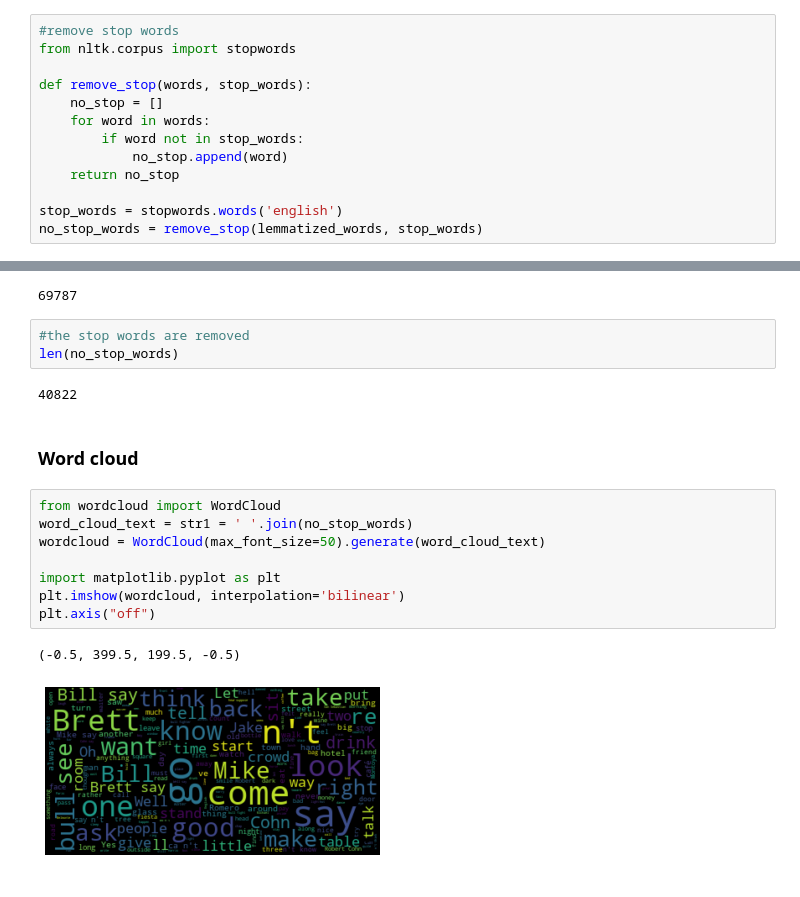
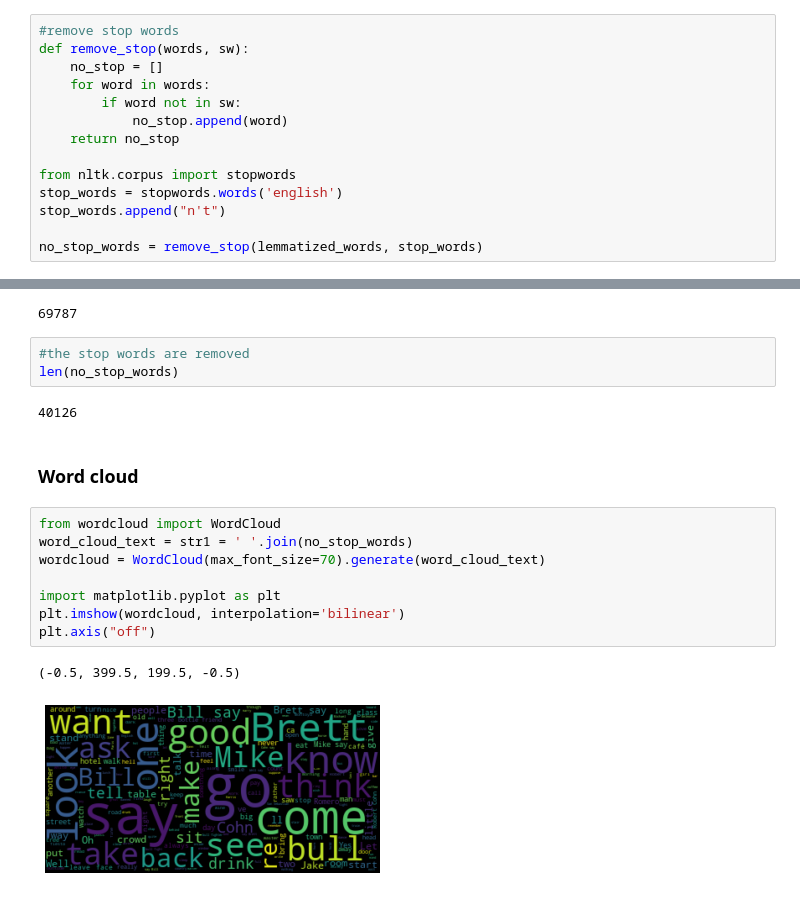
Before and after one commit to rw417/IDS-706-Data-Engineering, a Jupyter notebook: Project6_Text_EDA.ipynb, the cells around one changed output, grey strips where cells are left out. Saved outputs shown, nothing was run; the diff lists cells and outputs as text.

```diff
--- a/Project6_Text_EDA.ipynb
+++ b/Project6_Text_EDA.ipynb
@@ -85,16 +85,17 @@ nltk.download('punkt')
 Finished.
 # %%
 #remove stop words
-from nltk.corpus import stopwords
-
-def remove_stop(words, stop_words):
+def remove_stop(words, sw):
     no_stop = []
     for word in words:
-        if word not in stop_words:
+        if word not in sw:
             no_stop.append(word)
     return no_stop
 
+from nltk.corpus import stopwords
 stop_words = stopwords.words('english')
+stop_words.append("n't")
+
 no_stop_words = remove_stop(lemmatized_words, stop_words)
 # %%
 #without stop word removal
@@ -105,17 +106,17 @@ len(lemmatized_words)
 #the stop words are removed
 len(no_stop_words)
 # %% [output]
-40822
+40126
 # %% [markdown]
 ### Word cloud
 # %%
 from wordcloud import WordCloud
 word_cloud_text = str1 = ' '.join(no_stop_words)
-wordcloud = WordCloud(max_font_size=50).generate(word_cloud_text)
+wordcloud = WordCloud(max_font_size=70).generate(word_cloud_text)
 
 import matplotlib.pyplot as plt
 plt.imshow(wordcloud, interpolation='bilinear')
 plt.axis("off")
 # %% [output]
 (-0.5, 399.5, 199.5, -0.5)
-[figure, old version]
+[figure, new version]
```
Also changed, not shown: parts of 1 cell of this notebook.
